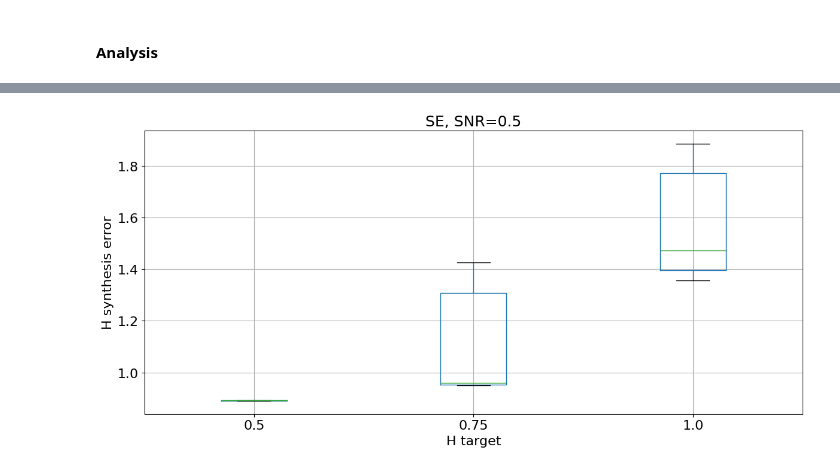
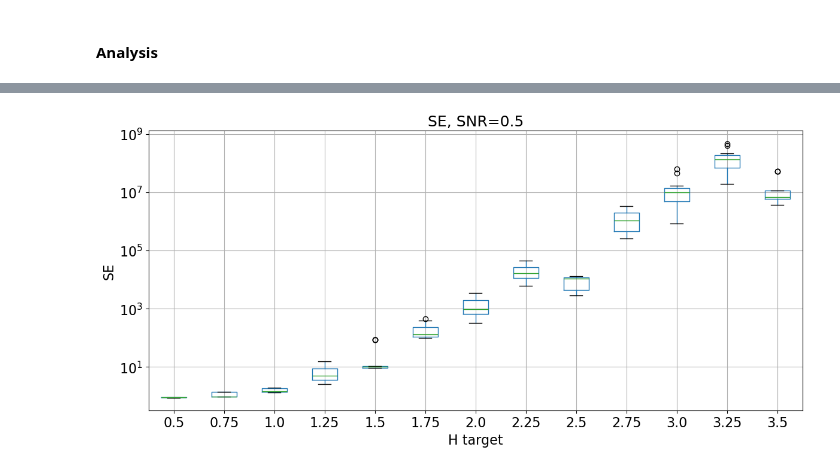
Before and after one commit to Digiratory/FluctuationAnalysisTools, a Jupyter notebook: research/kalman_filter/kalman-kasdin.ipynb, the cells around one changed output, grey strips where cells are left out. Saved outputs shown, nothing was run; the diff lists cells and outputs as text; code cells hidden in the pictures.

Commit message:
feat: synthesis tools

```diff
--- a/research/kalman_filter/kalman-kasdin.ipynb
+++ b/research/kalman_filter/kalman-kasdin.ipynb
@@ -290,0 +336,3 @@ for h in H_LIST[0:3]:
+# %%
+metrics_df["H_restore_diff"] = abs(metrics_df["H_signal"] - metrics_df["H_restored"])
+metrics_df["H_gen_diff"] = abs(metrics_df["H_target"] - metrics_df["H_signal"])
@@ -290,0 +352,11 @@ for h in H_LIST[0:3]:
+# %%
+for length_rate in metrics_df["length_rate"].unique():
+    part_metrics_df = metrics_df[metrics_df["length_rate"] == length_rate]
+    ax = part_metrics_df.boxplot(column="SE", by="H_target", figsize=(12, 6))
+    plt.title(f"H error, gaps length rate={length_rate}", fontdict={"fontsize": 18})
+    plt.suptitle("")
+    plt.xlabel("H target", fontsize=16)
+    plt.ylabel("SE", fontsize=16)
+    plt.tick_params(labelsize=16)
+    plt.tight_layout()
+    plt.show()
@@ -370,8 +444,9 @@ axis_fontsize = 14
 label_fontsize = 14
 legend_fontsize = 14
 title_fontsize = 16
-n = 2
-for h in H_LIST[0:3]:
+snr = 0.5
+n = 5
+for h in H_LIST:
     se_dict = {}
     for r in get_r_list():
         se_dict[r] = []
@@ -380,21 +455,15 @@ for h in H_LIST[0:3]:
         signal = get_signal(h, TRJ_LEN, s, normalize=False)
         if i == 0:
             plt.figure(figsize=(14, 4))
-        snr = 0.5
-        new_signal = signal
-        if get_extra_h_dfa(signal) > 1.5:
-            new_signal = np.diff(signal)
-        noisy_signal, noise = add_noise(new_signal, ratio=snr)
-
+        adjusted_signal, applied_steps = adjust_hurst_to_range(signal)
+        noisy_signal, noise = add_noise(adjusted_signal, ratio=snr)
         r_list = get_r_list()
         h_s = get_extra_h_dfa(signal)
         for r in r_list:
             estimated_signal = apply_kalman_filter(
-                new_signal, noisy_signal, h, r, noise
+                adjusted_signal, noisy_signal, h, r, noise
             )
-            if get_extra_h_dfa(signal) > 1.5:
-                estimated_signal = np.cumsum(estimated_signal)
-
+            estimated_signal = reverse_hurst_adjustment(estimated_signal, applied_steps)
             se = np.nanstd(signal[0 : len(estimated_signal)] - estimated_signal)
             se_dict[r].append(se)
 
@@ -457,7 +539,7 @@ metrics_df.to_csv("research/kalman_filter/out/kalman-kasdin-noise.csv", index=Fa
 # %% [markdown]
 #### Analysis
 # %%
-metrics_df = pd.read_csv("research/kalman_filter/out/kalman-kasdin-noise.csv")
+metrics_df = pd.read_csv("./out/kalman-kasdin-noise.csv")
 metrics_df.head()
 # %% [output]
 |  | H_target | H_signal | H_restored | signal_len | s | r | SNR | SE |
@@ -485,13 +567,14 @@ for snr in metrics_df["SNR"].unique():
 # %%
 for snr in metrics_df["SNR"].unique():
     part_metrics_df = metrics_df[metrics_df["SNR"] == snr]
     ax = part_metrics_df.boxplot(column="SE", by="H_target", figsize=(12, 6))
     plt.title(f"SE, SNR={snr}", fontdict={"fontsize": 18})
     plt.suptitle("")
     plt.xlabel("H target", fontsize=16)
-    plt.ylabel("H synthesis error", fontsize=16)
+    plt.ylabel("SE", fontsize=16)
+    plt.yscale("log")
     plt.tick_params(labelsize=16)
     plt.tight_layout()
     plt.show()
 # %% [output]
-[figure, old version]
+[figure, new version]
```
Also changed, not shown: parts of 18 cells of this notebook, 3 other files.
